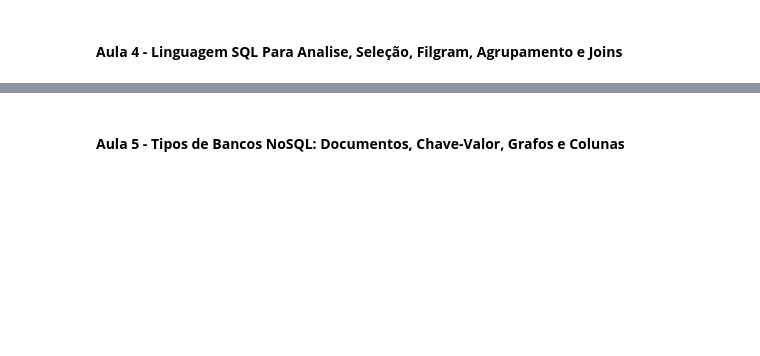
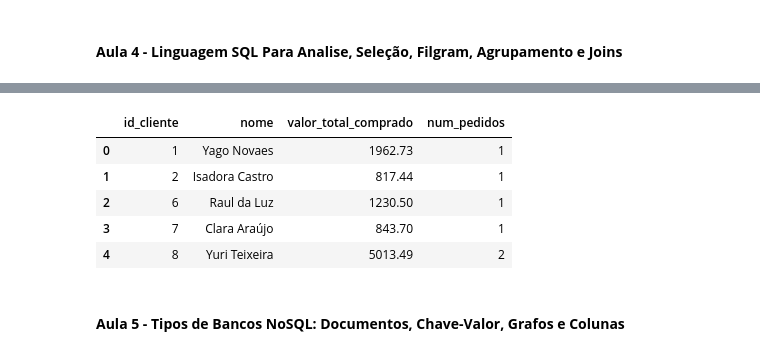
Before and after one commit to RicardViana/fiap-Big-Data, a Jupyter notebook: fundamentos_de_bancos_de_dados_relacionais_e_nosql.ipynb, the cells around one changed output, grey strips where cells are left out. Saved outputs shown, nothing was run; the diff lists cells and outputs as text; code cells hidden in the pictures; blank space fills up the shorter version.

Commit message:
Atualzando codigo com duckdb

```diff
--- a/fundamentos_de_bancos_de_dados_relacionais_e_nosql.ipynb
+++ b/fundamentos_de_bancos_de_dados_relacionais_e_nosql.ipynb
@@ -738,2 +1003,40 @@ Processamento das camadas Silver e Gold no S3 particionado por ano mes e dia fin
+# %%
+session = boto3.Session(profile_name="academy")
+credentials = session.get_credentials().get_frozen_credentials()
+region = session.region_name or "us-east-1"
+
+DIM_PREFIX = "s3://aula-data-lake-430854566059/gold/"
+
+duckdb_config = {
+    "s3_region": region,
+    "s3_access_key_id": credentials.access_key,
+    "s3_secret_access_key": credentials.secret_key,
+}
+if credentials.token:
+    duckdb_config["s3_session_token"] = credentials.token
+
+con = duckdb.connect(config=duckdb_config)
+
+
+
+con.sql("""
+    CREATE TEMP TABLE top_clientes AS
+    SELECT *
+    FROM read_parquet('s3://aula-data-lake-430854566059/gold/vendas_por_cliente')
+
+
+""")
+
+# Consulta usando a tabela temporária
+df = con.sql("SELECT * FROM top_clientes").df()
+
+df.head()
+# %% [output]
+|  | id_cliente | nome | valor_total_comprado | num_pedidos |
+| 0 | 1 | Yago Novaes | 1962.73 | 1 |
+| 1 | 2 | Isadora Castro | 817.44 | 1 |
+| 2 | 6 | Raul da Luz | 1230.50 | 1 |
+| 3 | 7 | Clara Araújo | 843.70 | 1 |
+| 4 | 8 | Yuri Teixeira | 5013.49 | 2 |
 # %% [markdown]
 #### **Aula 5 - Tipos de Bancos NoSQL: Documentos, Chave-Valor, Grafos e Colunas**
```
Also changed, not shown: parts of 20 cells of this notebook.
